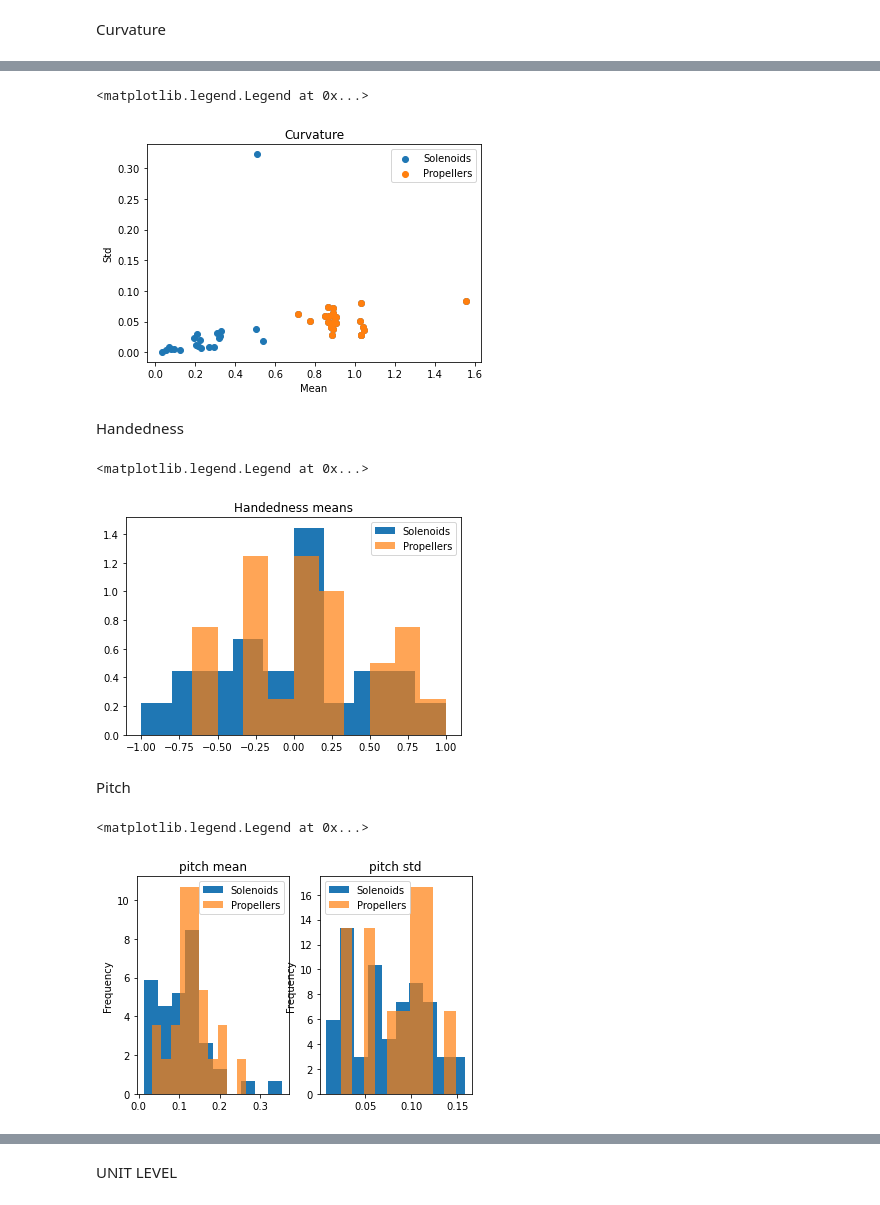
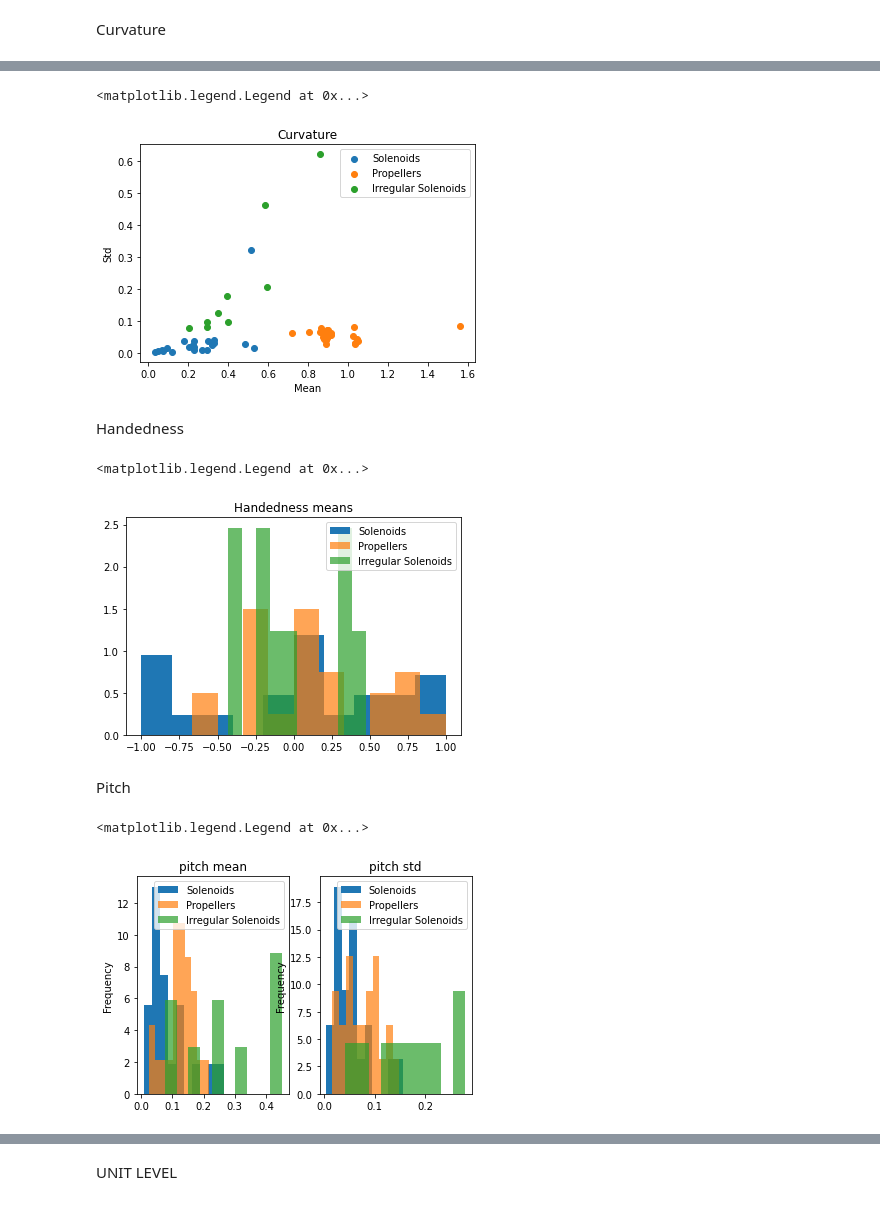
Before and after one commit to BioComputingUP/GeomeTRe, a Jupyter notebook: Visualize_geometry.ipynb, the cells around one changed output, grey strips where cells are left out. Saved outputs shown, nothing was run; the diff lists cells and outputs as text; code cells hidden in the pictures.

```diff
--- a/Visualize_geometry.ipynb
+++ b/Visualize_geometry.ipynb
@@ -3,8 +3,9 @@ import matplotlib.pyplot as plt
 import pandas as pd
 import numpy as np
 # %%
-results_s=pd.read_csv('Outputs/Solenoids/Solenoid_geometry.csv')
-results_p=pd.read_csv('Outputs/PCA_Propellers/Propeller_geometry.csv')
+results_s=pd.read_csv('Outputs.3/Nice_solenoids.csv')
+results_p=pd.read_csv('Outputs.3/Nice_propellers.csv')
+results_s2=pd.read_csv('Outputs.3/Irregular_solenoids.csv')
 # %%
 mask1=results_s['unit start'] != 'mean'
 mask2=results_s['unit start'] != 'std deviation'
@@ -19,6 +26,8 @@ means_s=results_s[results_s['unit start'] == 'mean']
 deviations_s=results_s[results_s['unit start'] == 'std deviation']
 means_p=results_p[results_p['unit start'] == 'mean']
 deviations_p=results_p[results_p['unit start'] == 'std deviation']
+means_s2=results_s2[results_s2['unit start'] == 'mean']
+deviations_s2=results_s2[results_s2['unit start'] == 'std deviation']
 # %% [markdown]
 PROTEIN LEVEL RESULTS
 # %% [markdown]
@@ -68,40 +82,44 @@ ax[1].legend()
 # %%
 plt.scatter(means_s['curvature'],deviations_s['curvature'],label='Solenoids')
 plt.scatter(means_p['curvature'],deviations_p['curvature'],label='Propellers')
+plt.scatter(means_s2['curvature'],deviations_s2['curvature'],label='Irregular Solenoids')
 plt.xlabel('Mean')
 plt.ylabel('Std')
 plt.title('Curvature')
 plt.legend()
 # %% [output]
 <matplotlib.legend.Legend at 0x...>
-[figure, old version]
+[figure, new version]
 # %% [markdown]
 Handedness
 # %%
 plt.hist(means_s['handedness'],label='Solenoids',density=True)
 plt.hist(means_p['handedness'],label='Propellers',alpha=0.7,density=True)
+plt.hist(means_s2['handedness'],label='Irregular Solenoids',alpha=0.7,density=True)
 plt.title('Handedness means')
 plt.legend()
 # %% [output]
 <matplotlib.legend.Legend at 0x...>
-[figure, old version]
+[figure, new version]
 # %% [markdown]
 Pitch
 # %%
 fig,ax=plt.subplots(1,2)
 ax[0].hist(means_s['pitch'],density=True,label='Solenoids')
 ax[0].hist(means_p['pitch'],density=True,alpha=0.7,label='Propellers')
+ax[0].hist(means_s2['pitch'],density=True,alpha=0.7,label='Irregular Solenoids')
 ax[0].set_title('pitch mean')
 ax[0].set_ylabel('Frequency')
 ax[0].legend()
 ax[1].hist(deviations_s['pitch'],density=True,label='Solenoids')
 ax[1].hist(deviations_p['pitch'],density=True,alpha=0.7,label='Propellers')
+ax[1].hist(deviations_s2['pitch'],density=True,alpha=0.7,label='Irregular Solenoids')
 ax[1].set_title('pitch std')
 ax[1].set_ylabel('Frequency')
 ax[1].legend()
 # %% [output]
 <matplotlib.legend.Legend at 0x...>
-[figure, old version]
+[figure, new version]
 # %%
 plt.scatter(means_s['pitch'],deviations_s['pitch'],label='Solenoids')
 plt.scatter(means_p['pitch'],deviations_p['pitch'],label='Propellers')
```
Also changed, not shown: parts of 8 cells of this notebook, 2 other files.
